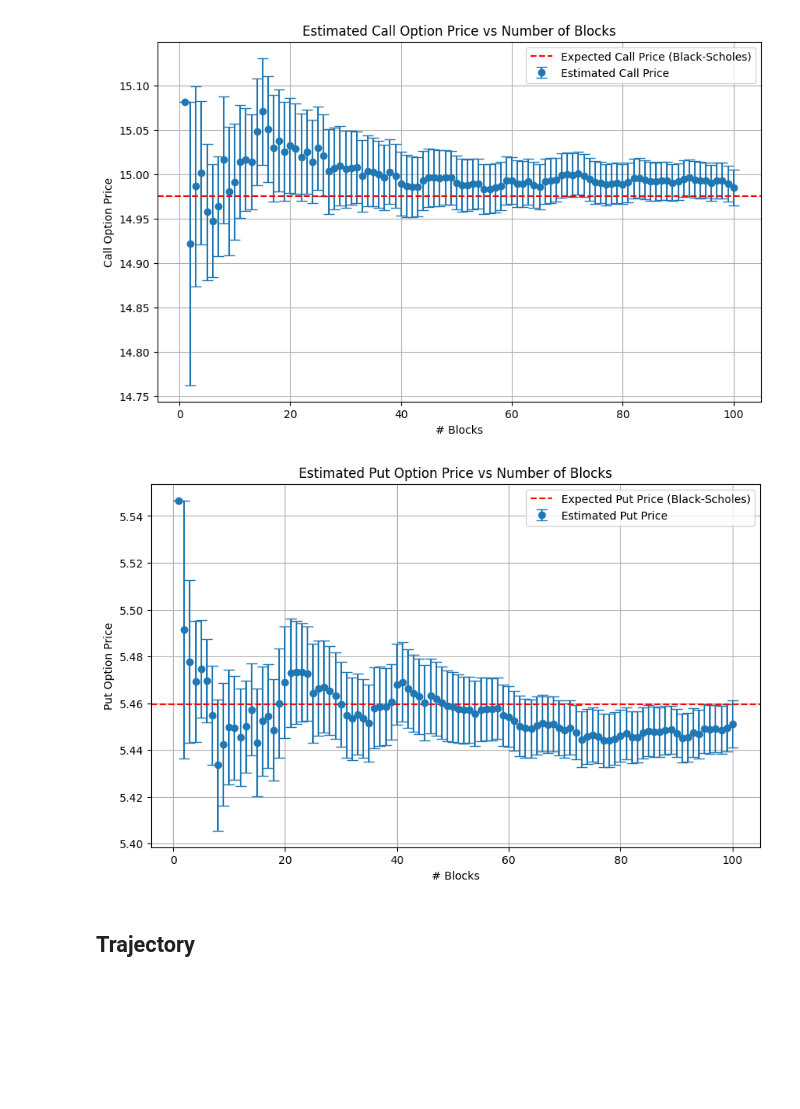
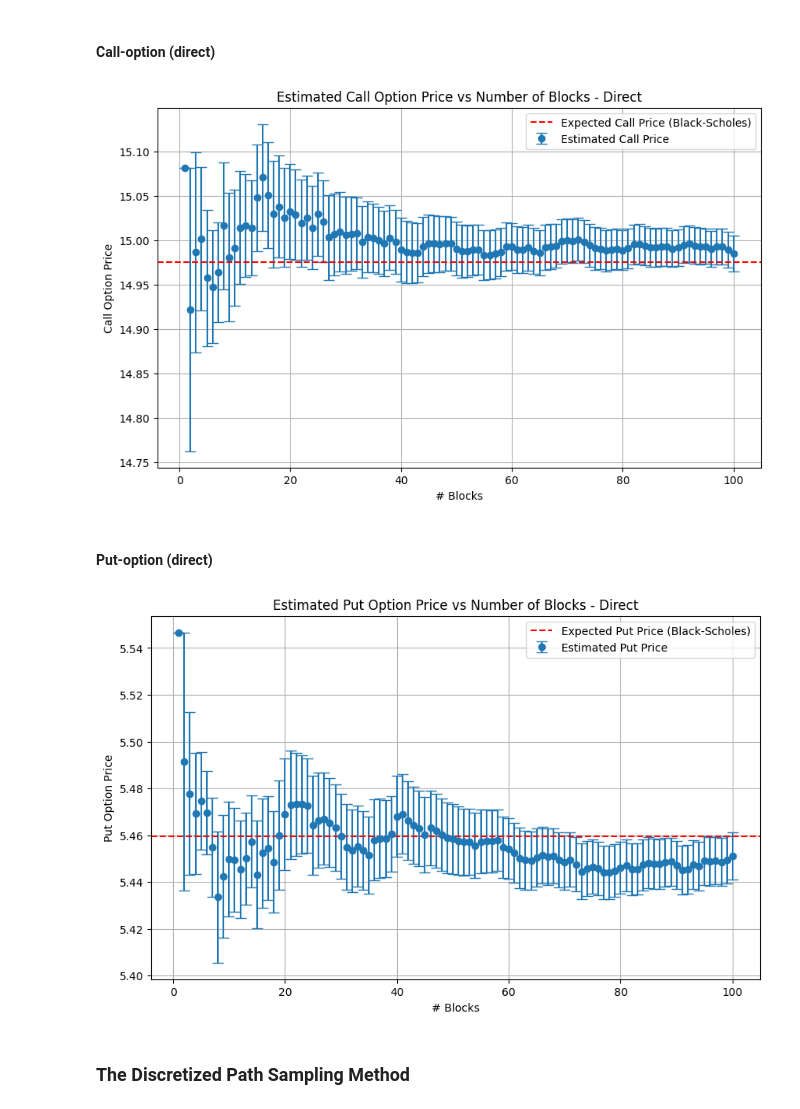
Before and after one commit to giuliagogna/NumericalSimulationLaboratory, a Jupyter notebook: Lab03/analysis3.ipynb, the cells around one changed output. Cells and saved outputs as stored; diff of their text form; code cells hidden in the pictures; blank space fills up the shorter version.

```diff
--- a/Lab03/analysis3.ipynb
+++ b/Lab03/analysis3.ipynb
@@ -35,28 +62,32 @@ expected_call_price, expected_put_price = black_scholes(S0, K, T, r, sigma)
 # %%
-throws, blocks, call_price, error_call_price, put_price, error_put_price = np.loadtxt(file_path + "output_direct_03.dat", unpack=True)
+throws, blocks, call_price_direct, error_call_price_direct, put_price_direct, error_put_price_direct = np.loadtxt(file_path + "output_direct_03.dat", unpack=True)
+# %% [markdown]
+#### Call-option (direct)
 # %%
 plt.figure(figsize=(10, 6))
-plt.errorbar(blocks, call_price, yerr=error_call_price, fmt='o', label='Estimated Call Price', capsize=5)
+plt.errorbar(blocks, call_price_direct, yerr=error_call_price_direct, fmt='o', label='Estimated Call Price', capsize=5)
 plt.axhline(expected_call_price, color='r', linestyle='--', label='Expected Call Price (Black-Scholes)')
 plt.xlabel('# Blocks')
 plt.ylabel('Call Option Price')
-plt.title('Estimated Call Option Price vs Number of Blocks')
+plt.title('Estimated Call Option Price vs Number of Blocks - Direct')
 plt.legend()
 plt.grid()
 plt.show()
 # %% [output]
-[figure, old version]
+[figure, new version]
+# %% [markdown]
+#### Put-option (direct)
 # %%
 plt.figure(figsize=(10, 6))
-plt.errorbar(blocks, put_price, yerr=error_put_price, fmt='o', label='Estimated Put Price', capsize=5)
+plt.errorbar(blocks, put_price_direct, yerr=error_put_price_direct, fmt='o', label='Estimated Put Price', capsize=5)
 plt.axhline(expected_put_price, color='r', linestyle='--', label='Expected Put Price (Black-Scholes)')
 plt.xlabel('# Blocks')
 plt.ylabel('Put Option Price')
-plt.title('Estimated Put Option Price vs Number of Blocks')
+plt.title('Estimated Put Option Price vs Number of Blocks - Direct')
 plt.legend()
 plt.grid()
 plt.show()
 # %% [output]
-[figure, old version]
+[figure, new version]
-# %% [markdown]
-## Trajectory
+# %% [markdown]
+### The Discretized Path Sampling Method
```
Also changed, not shown: parts of 19 cells of this notebook.
